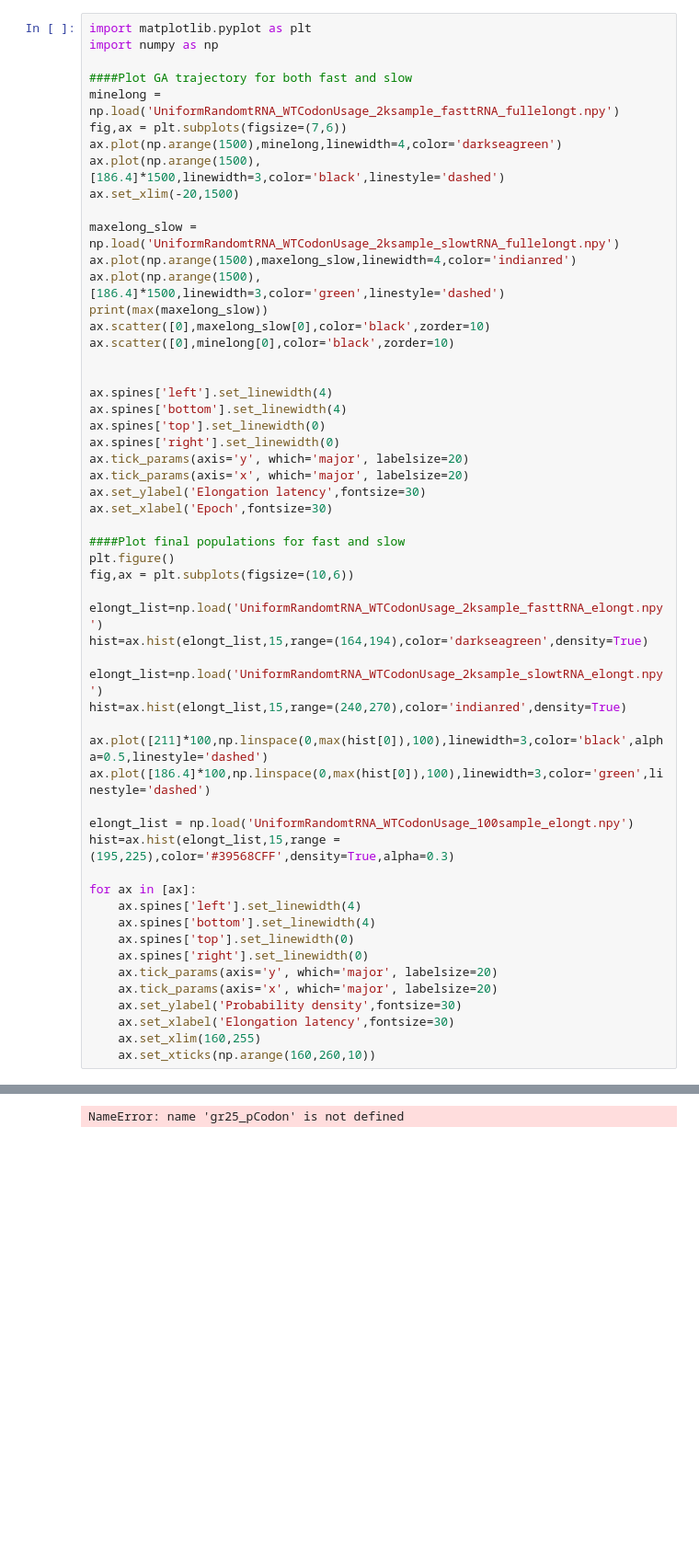
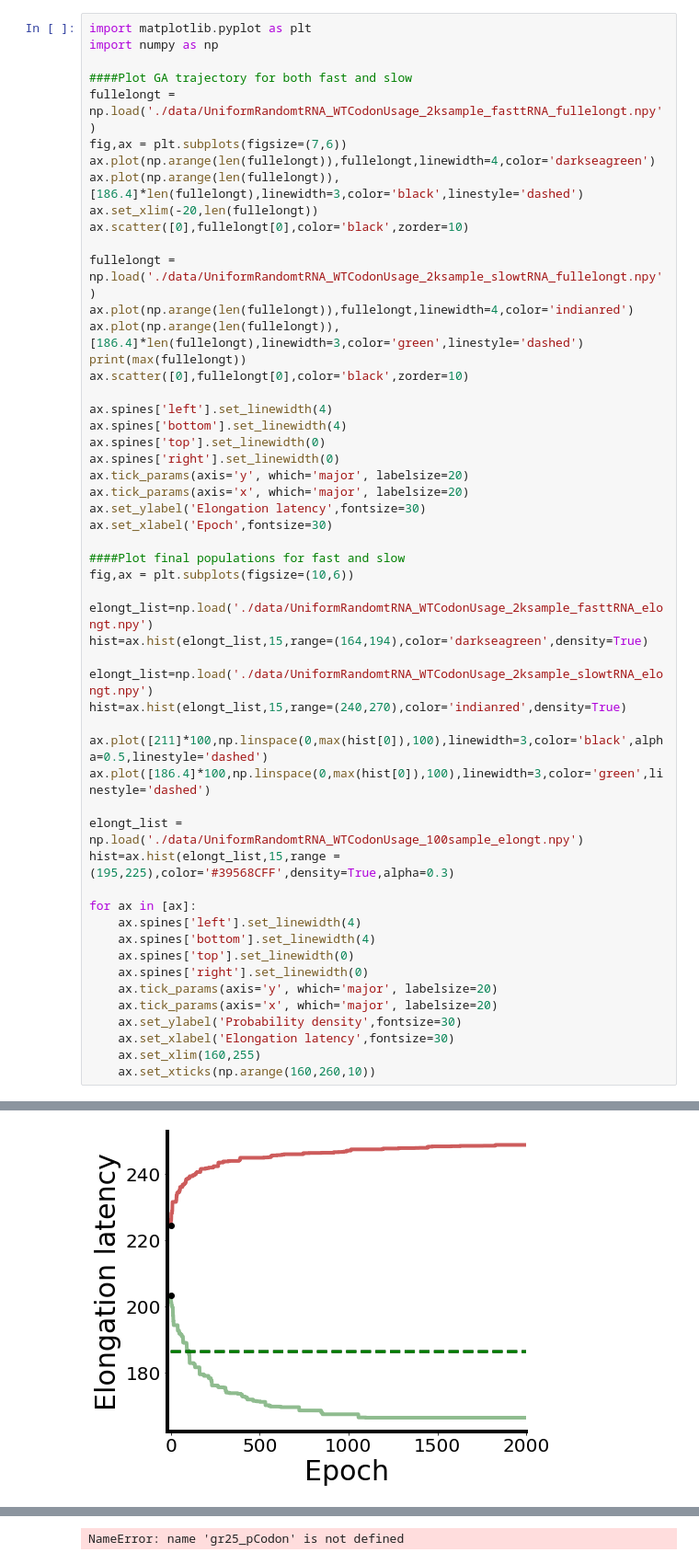
Before and after one commit to EndyLab/tRNACAD, a Jupyter notebook: tRNACodonGAOptimization.ipynb, the cells around one changed output, grey strips where cells are left out. Shown: that part at 92% size. Drawn from its saved outputs; the diff is of its cells as text; blank space fills up the shorter version.

```diff
--- a/tRNACodonGAOptimization.ipynb
+++ b/tRNACodonGAOptimization.ipynb
@@ -49,19 +51,18 @@ import matplotlib.pyplot as plt
 import numpy as np
 
 ####Plot GA trajectory for both fast and slow
-minelong = np.load('UniformRandomtRNA_WTCodonUsage_2ksample_fasttRNA_fullelongt.npy')
+fullelongt = np.load('./data/UniformRandomtRNA_WTCodonUsage_2ksample_fasttRNA_fullelongt.npy')
 fig,ax = plt.subplots(figsize=(7,6))
-ax.plot(np.arange(1500),minelong,linewidth=4,color='darkseagreen')
-ax.plot(np.arange(1500),[186.4]*1500,linewidth=3,color='black',linestyle='dashed')
-ax.set_xlim(-20,1500)
+ax.plot(np.arange(len(fullelongt)),fullelongt,linewidth=4,color='darkseagreen')
+ax.plot(np.arange(len(fullelongt)),[186.4]*len(fullelongt),linewidth=3,color='black',linestyle='dashed')
+ax.set_xlim(-20,len(fullelongt))
+ax.scatter([0],fullelongt[0],color='black',zorder=10)
 
-maxelong_slow = np.load('UniformRandomtRNA_WTCodonUsage_2ksample_slowtRNA_fullelongt.npy')
-ax.plot(np.arange(1500),maxelong_slow,linewidth=4,color='indianred')
-ax.plot(np.arange(1500),[186.4]*1500,linewidth=3,color='green',linestyle='dashed')
-print(max(maxelong_slow))
-ax.scatter([0],maxelong_slow[0],color='black',zorder=10)
-ax.scatter([0],minelong[0],color='black',zorder=10)
-
+fullelongt = np.load('./data/UniformRandomtRNA_WTCodonUsage_2ksample_slowtRNA_fullelongt.npy')
+ax.plot(np.arange(len(fullelongt)),fullelongt,linewidth=4,color='indianred')
+ax.plot(np.arange(len(fullelongt)),[186.4]*len(fullelongt),linewidth=3,color='green',linestyle='dashed')
+print(max(fullelongt))
+ax.scatter([0],fullelongt[0],color='black',zorder=10)
 
 ax.spines['left'].set_linewidth(4)
 ax.spines['bottom'].set_linewidth(4)
@@ -73,19 +74,18 @@ ax.set_ylabel('Elongation latency',fontsize=30)
 ax.set_xlabel('Epoch',fontsize=30)
 
 ####Plot final populations for fast and slow
-plt.figure()
 fig,ax = plt.subplots(figsize=(10,6))
 
-elongt_list=np.load('UniformRandomtRNA_WTCodonUsage_2ksample_fasttRNA_elongt.npy')
+elongt_list=np.load('./data/UniformRandomtRNA_WTCodonUsage_2ksample_fasttRNA_elongt.npy')
 hist=ax.hist(elongt_list,15,range=(164,194),color='darkseagreen',density=True)
 
-elongt_list=np.load('UniformRandomtRNA_WTCodonUsage_2ksample_slowtRNA_elongt.npy')
+elongt_list=np.load('./data/UniformRandomtRNA_WTCodonUsage_2ksample_slowtRNA_elongt.npy')
 hist=ax.hist(elongt_list,15,range=(240,270),color='indianred',density=True)
 
 ax.plot([211]*100,np.linspace(0,max(hist[0]),100),linewidth=3,color='black',alpha=0.5,linestyle='dashed')
 ax.plot([186.4]*100,np.linspace(0,max(hist[0]),100),linewidth=3,color='green',linestyle='dashed')
 
-elongt_list = np.load('UniformRandomtRNA_WTCodonUsage_100sample_elongt.npy')
+elongt_list = np.load('./data/UniformRandomtRNA_WTCodonUsage_100sample_elongt.npy')
 hist=ax.hist(elongt_list,15,range = (195,225),color='#39568CFF',density=True,alpha=0.3)
 
 for ax in [ax]:
@@ -103,0 +104 @@ FileNotFoundError: [Errno 2] No such file or directory: 'UniformRandomtRNA_WTCod
+[figure, added]
```
Also changed, not shown: parts of 3 cells of this notebook, 7 other files.
